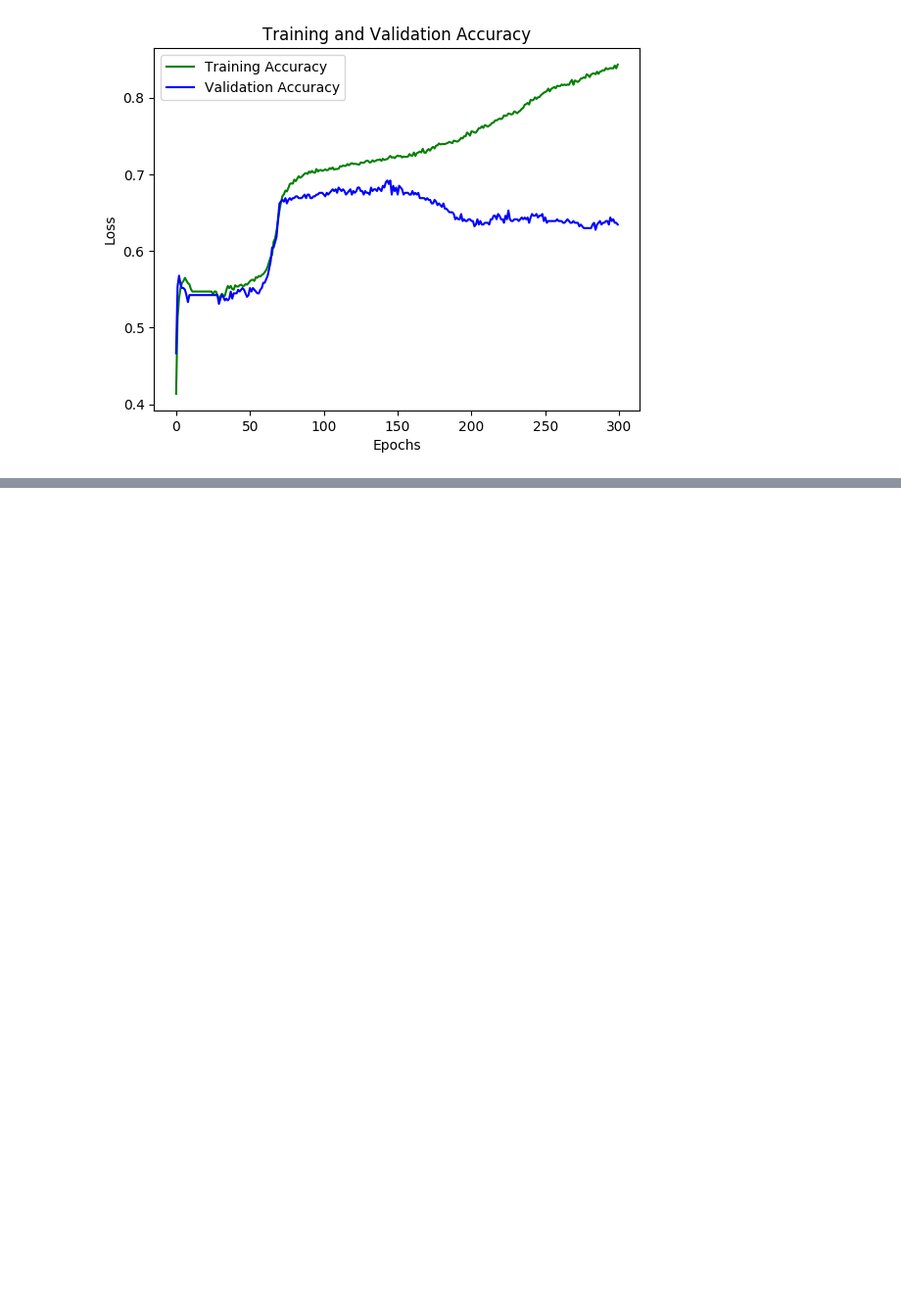
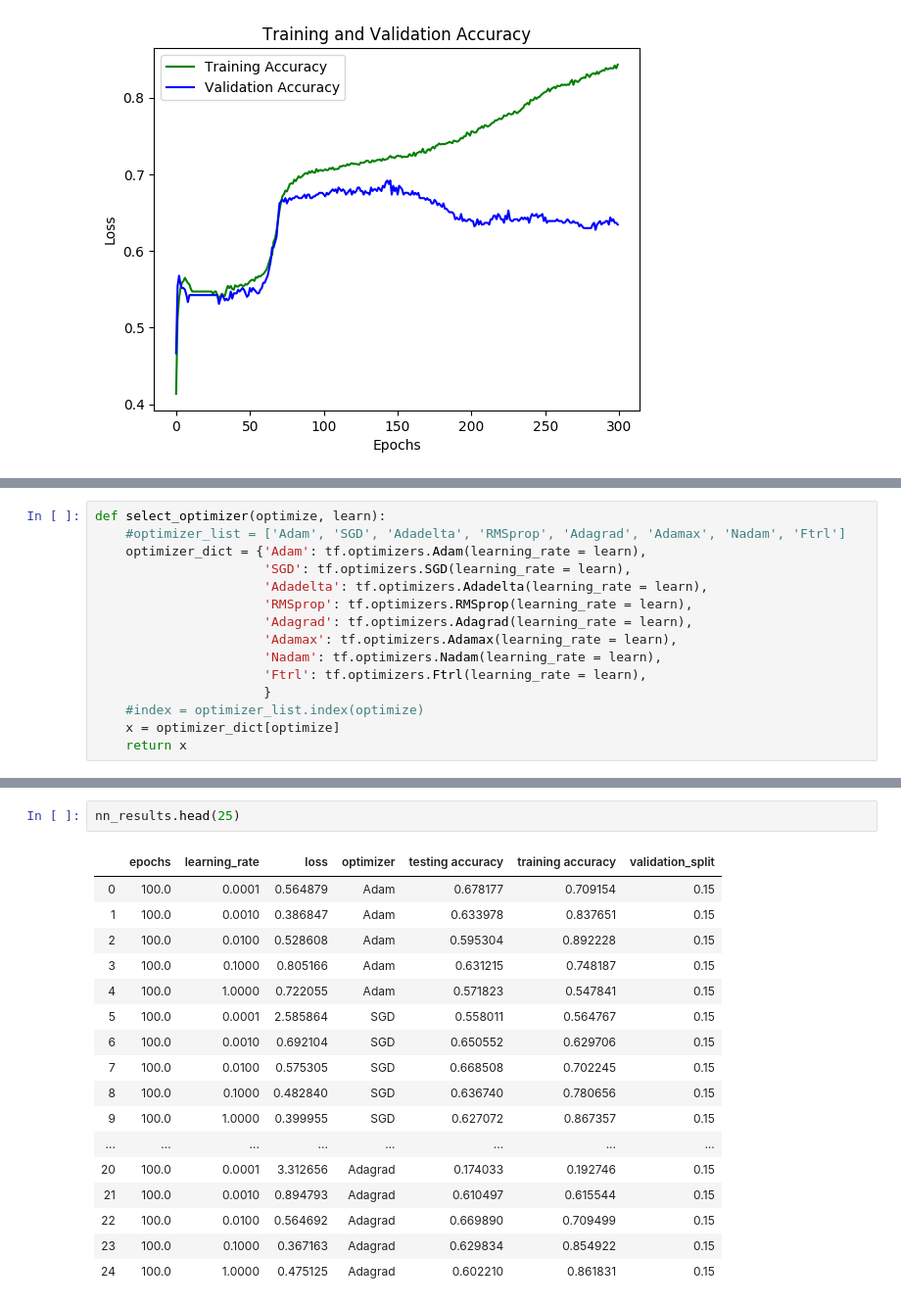
Before and after one commit to nanderson1982/NHL_Predicto, a Jupyter notebook: model/new_dataframe.ipynb, the cells around one changed output, grey strips where cells are left out. Shown at 98% size. Drawn from its saved outputs; the diff is of its cells as text; blank space fills up the shorter version.

```diff
--- a/model/new_dataframe.ipynb
+++ b/model/new_dataframe.ipynb
@@ -473,0 +470,15 @@ plt.show()
+# %%
+def select_optimizer(optimize, learn):
+    #optimizer_list = ['Adam', 'SGD', 'Adadelta', 'RMSprop', 'Adagrad', 'Adamax', 'Nadam', 'Ftrl']
+    optimizer_dict = {'Adam': tf.optimizers.Adam(learning_rate = learn),
+                      'SGD': tf.optimizers.SGD(learning_rate = learn),
+                      'Adadelta': tf.optimizers.Adadelta(learning_rate = learn),
+                      'RMSprop': tf.optimizers.RMSprop(learning_rate = learn),
+                      'Adagrad': tf.optimizers.Adagrad(learning_rate = learn),
+                      'Adamax': tf.optimizers.Adamax(learning_rate = learn),
+                      'Nadam': tf.optimizers.Nadam(learning_rate = learn),
+                      'Ftrl': tf.optimizers.Ftrl(learning_rate = learn),
+                      }
+    #index = optimizer_list.index(optimize)
+    x = optimizer_dict[optimize]
+    return x
@@ -473,0 +550,20 @@ plt.show()
+# %%
+nn_results.head(25)
+# %% [output]
+|  | epochs | learning_rate | loss | optimizer | testing accuracy | training accuracy | validation_split |
+| 0 | 100.0 | 0.0001 | 0.564879 | Adam | 0.678177 | 0.709154 | 0.15 |
+| 1 | 100.0 | 0.0010 | 0.386847 | Adam | 0.633978 | 0.837651 | 0.15 |
+| 2 | 100.0 | 0.0100 | 0.528608 | Adam | 0.595304 | 0.892228 | 0.15 |
+| 3 | 100.0 | 0.1000 | 0.805166 | Adam | 0.631215 | 0.748187 | 0.15 |
+| 4 | 100.0 | 1.0000 | 0.722055 | Adam | 0.571823 | 0.547841 | 0.15 |
+| 5 | 100.0 | 0.0001 | 2.585864 | SGD | 0.558011 | 0.564767 | 0.15 |
+| 6 | 100.0 | 0.0010 | 0.692104 | SGD | 0.650552 | 0.629706 | 0.15 |
+| 7 | 100.0 | 0.0100 | 0.575305 | SGD | 0.668508 | 0.702245 | 0.15 |
+| 8 | 100.0 | 0.1000 | 0.482840 | SGD | 0.636740 | 0.780656 | 0.15 |
+| 9 | 100.0 | 1.0000 | 0.399955 | SGD | 0.627072 | 0.867357 | 0.15 |
+| ... | ... | ... | ... | ... | ... | ... | ... |
+| 20 | 100.0 | 0.0001 | 3.312656 | Adagrad | 0.174033 | 0.192746 | 0.15 |
+| 21 | 100.0 | 0.0010 | 0.894793 | Adagrad | 0.610497 | 0.615544 | 0.15 |
+| 22 | 100.0 | 0.0100 | 0.564692 | Adagrad | 0.669890 | 0.709499 | 0.15 |
+| 23 | 100.0 | 0.1000 | 0.367163 | Adagrad | 0.629834 | 0.854922 | 0.15 |
+| 24 | 100.0 | 1.0000 | 0.475125 | Adagrad | 0.602210 | 0.861831 | 0.15 |
```
Also changed, not shown: parts of 10 cells of this notebook.
